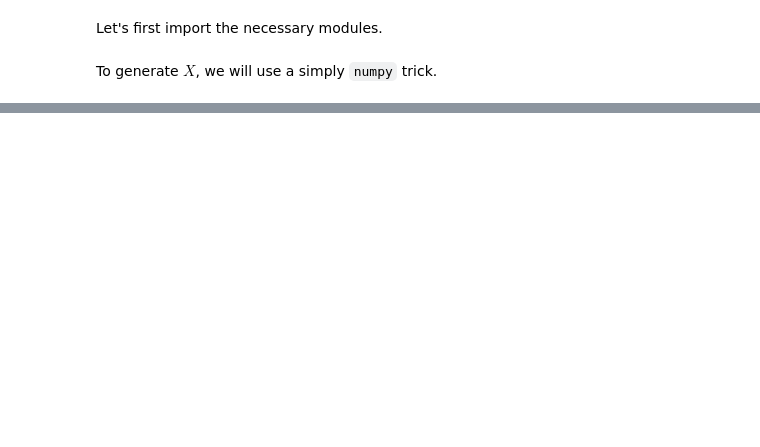
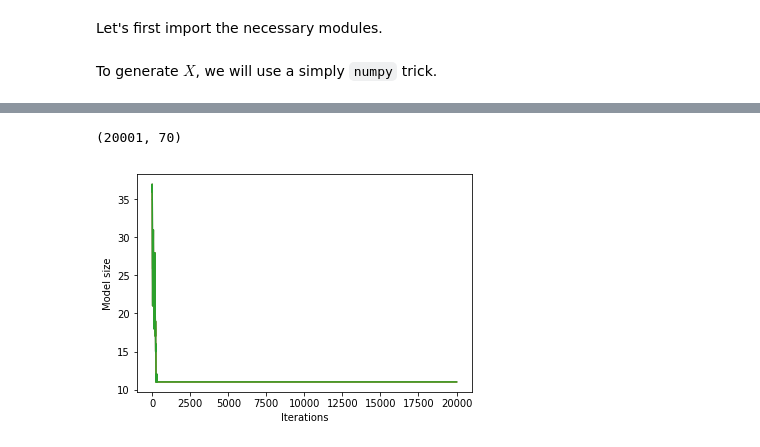
Before and after one commit to RohanBh/noisy-generalized-boolean, a Jupyter notebook: main_test.ipynb, the cells around one changed output, grey strips where cells are left out. Cells and saved outputs as stored; diff of their text form; code cells hidden in the pictures; blank space fills up the shorter version.

```diff
--- a/main_test.ipynb
+++ b/main_test.ipynb
@@ -69,0 +67,3 @@ def fun(xi):
+# %%
+X_actual = X[:, [55, 38, 31, 13]]
+X_actual.shape
@@ -69,0 +72,3 @@ def fun(xi):
+# %%
+Y = np.apply_along_axis(bool_func, axis=1, arr=X_actual)
+Y.shape
@@ -69,0 +79,2 @@ def fun(xi):
+# %%
+x = main.metropolis(X, Y, X.shape[1], 3, it=20000)
@@ -69,0 +104,12 @@ def fun(xi):
+# %%
+data = np.array(x)
+data.shape
+# %% [output]
+(20001, 70)
+# %%
+plt.plot(np.arange(data.shape[0]), np.count_nonzero(data, axis=1))
+plt.xlabel("Iterations")
+plt.ylabel("Model size")
+plt.show()
+# %% [output]
+[figure, added]
```
Also changed, not shown: parts of 18 cells of this notebook, 6 other files.
